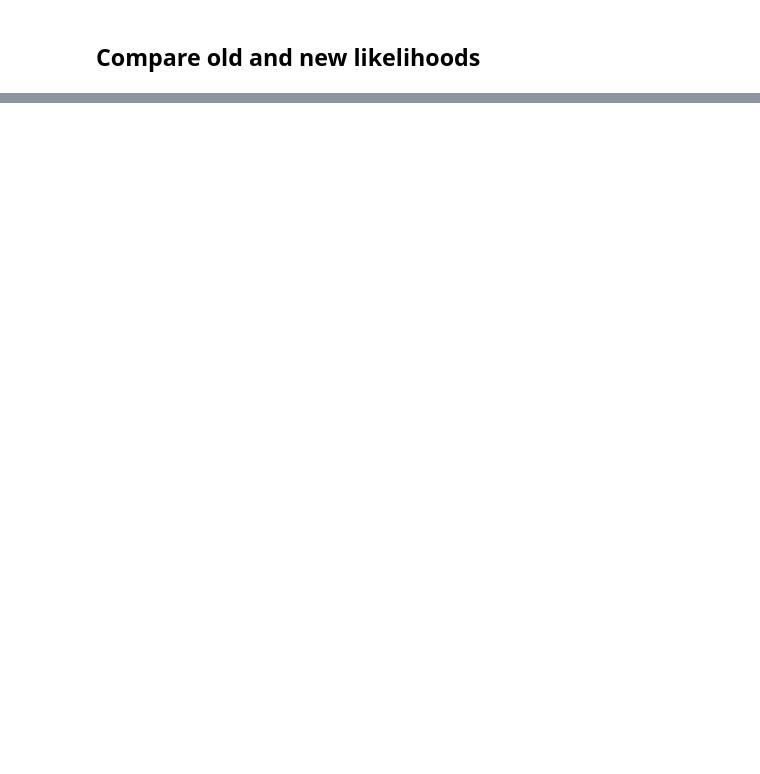
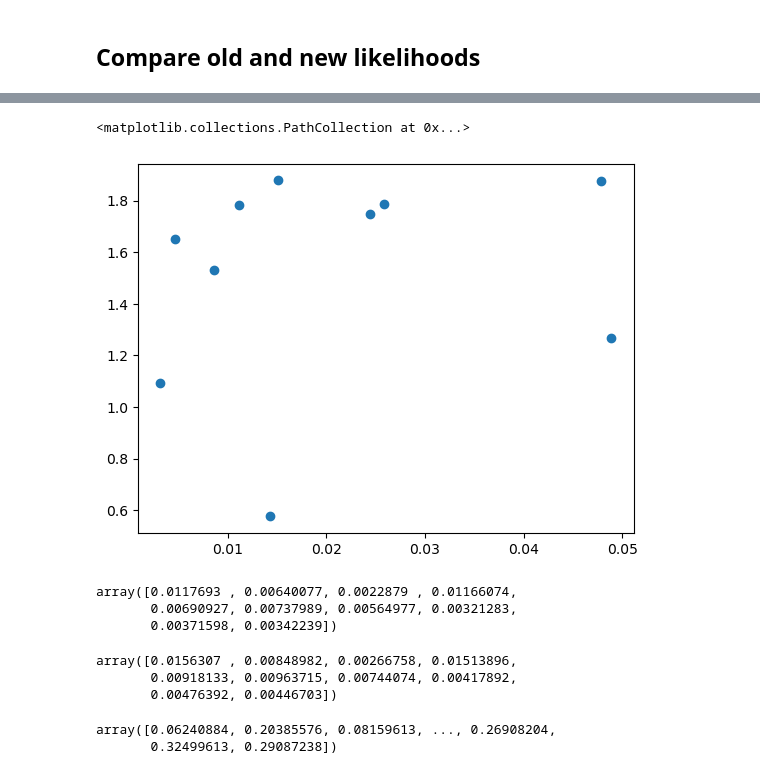
Before and after one commit to isha1810/cogwheel, a Jupyter notebook: cogwheel/new_population_inference/test_population_inference_new.ipynb, the cells around one changed output, grey strips where cells are left out. Saved outputs shown, nothing was run; the diff lists cells and outputs as text; code cells hidden in the pictures; blank space fills up the shorter version.

```diff
--- a/cogwheel/new_population_inference/test_population_inference_new.ipynb
+++ b/cogwheel/new_population_inference/test_population_inference_new.ipynb
@@ -144,0 +205,23 @@ samples
+# %%
+plt.scatter(w_i_old[mask_agree[0][0]], w_i_new[mask_agree[0][0]])
+# %% [output]
+<matplotlib.collections.PathCollection at 0x...>
+[figure, added]
+# %%
+# plt.scatter(w_i_old[inds_wrong[0]]
+plt.scatter(np.log(np.sum(w_i_new10,axis=-1)), np.log(np.sum(w_i_old, axis=-1)))
+# %% [output]
+array([0.0117693 , 0.00640077, 0.0022879 , 0.01166074,
+       0.00690927, 0.00737989, 0.00564977, 0.00321283,
+       0.00371598, 0.00342239])
+# %%
+w_i_old[inds_wrong[mask_agree[0][0]]]
+# %% [output]
+array([0.0156307 , 0.00848982, 0.00266758, 0.01513896,
+       0.00918133, 0.00963715, 0.00744074, 0.00417892,
+       0.00476392, 0.00446703])
+# %%
+np.sum(w_i_old, axis=-1)
+# %% [output]
+array([0.06240884, 0.20385576, 0.08159613, ..., 0.26908204,
+       0.32499613, 0.29087238])
```
Also changed, not shown: parts of 38 cells of this notebook, 3 other files.
